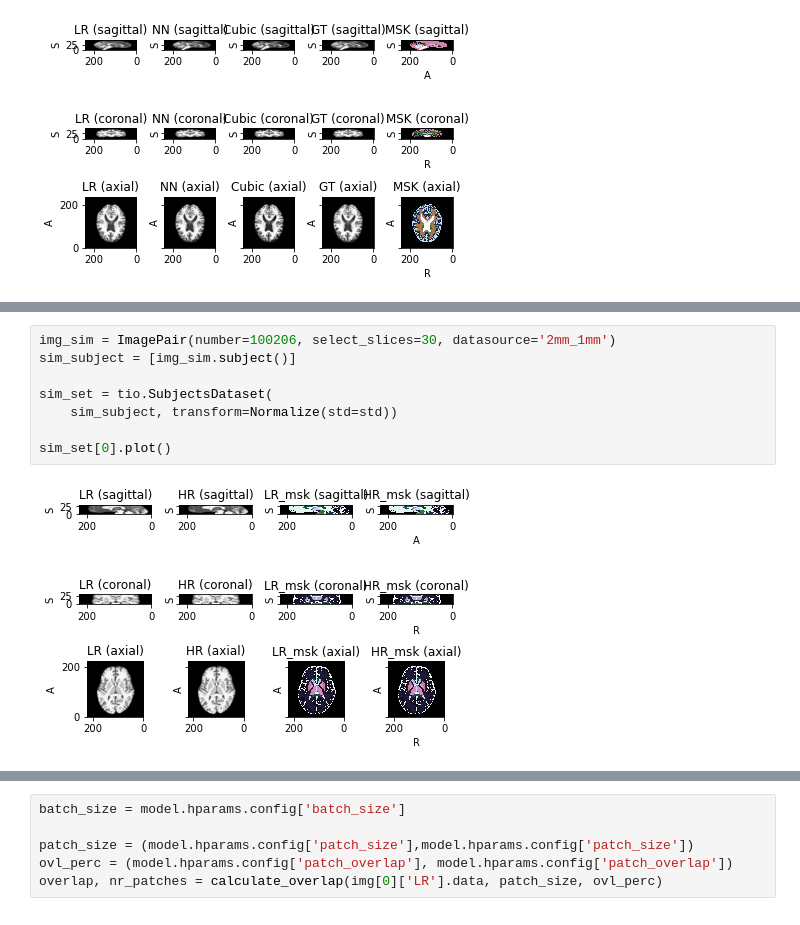
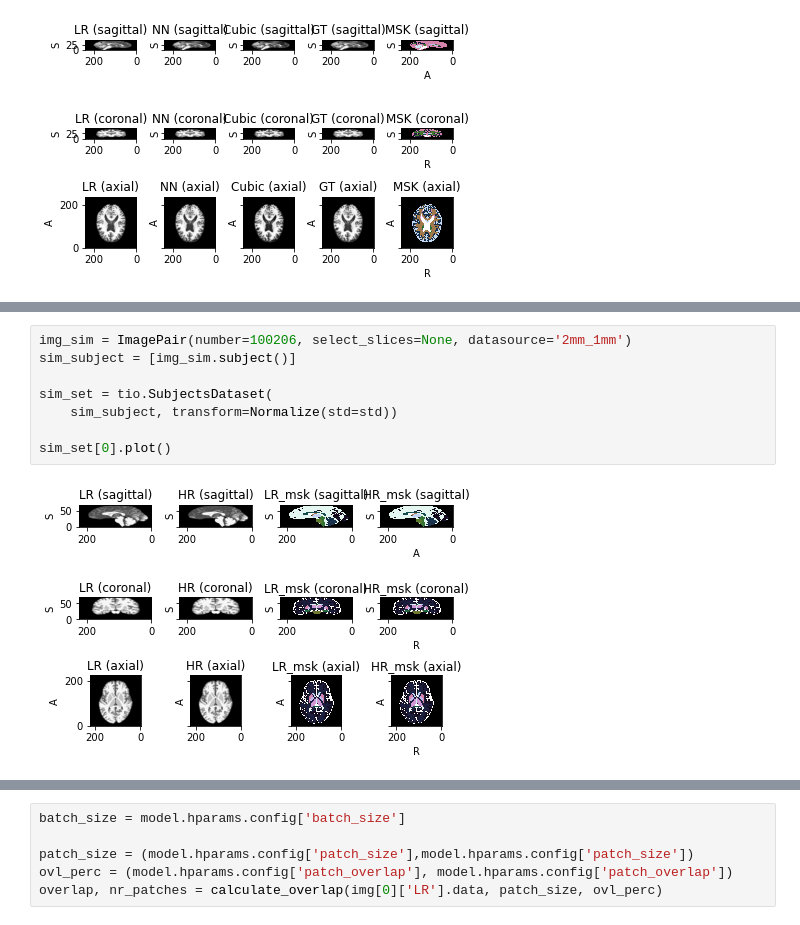
Before and after one commit to rienboonstoppel/SRGan, a Jupyter notebook: predict.ipynb, the cells around one changed output, grey strips where cells are left out. Cells and saved outputs as stored; diff of their text form.

```diff
--- a/predict.ipynb
+++ b/predict.ipynb
@@ -76,11 +93,11 @@ SSIM masked:  0.9398787105707967
 # %%
-img_sim = ImagePair(number=100206, select_slices=30, datasource='2mm_1mm')
+img_sim = ImagePair(number=100206, select_slices=None, datasource='2mm_1mm')
 sim_subject = [img_sim.subject()]
 
 sim_set = tio.SubjectsDataset(
     sim_subject, transform=Normalize(std=std))
 
 sim_set[0].plot()
 # %% [output]
-[figure, old version]
+[figure, new version]
 # %%
```
Also changed, not shown: parts of 13 cells of this notebook, 9 other files.
